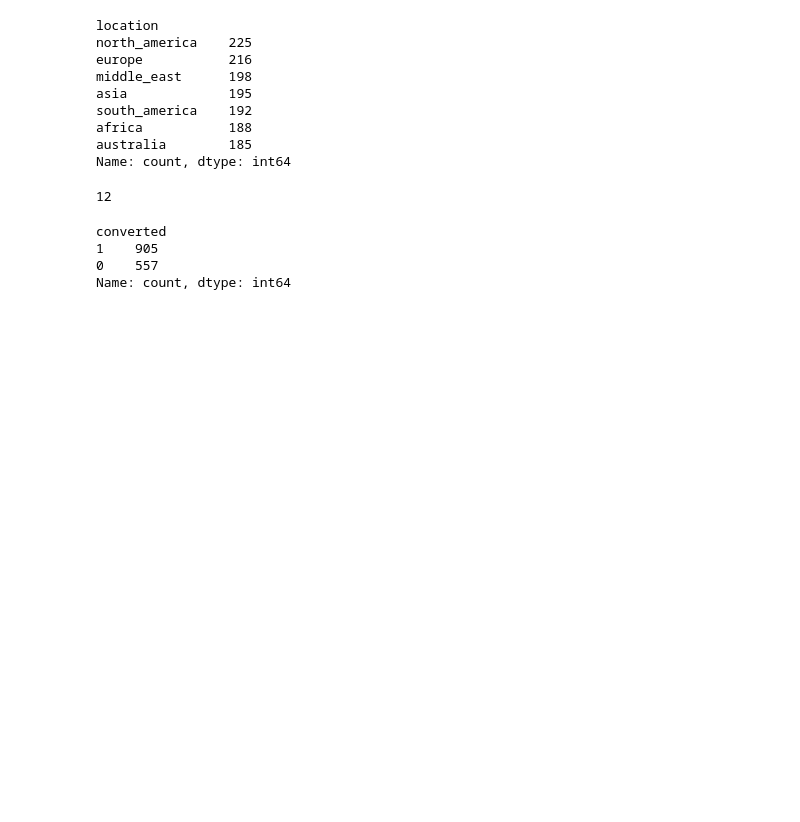
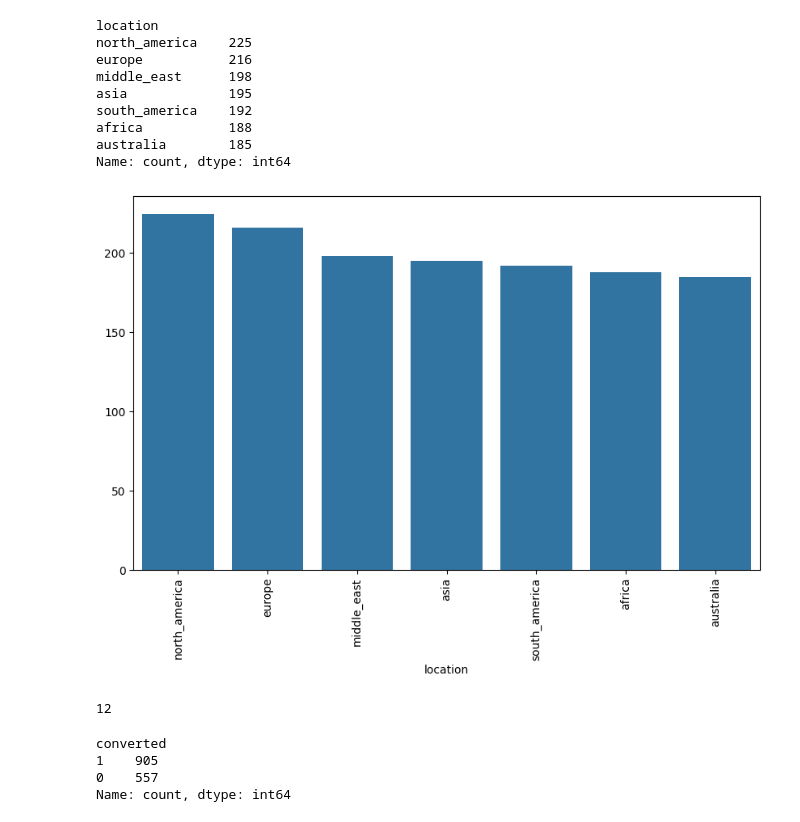
Before and after one commit to rajibulislam1/DataTalksClub, a Jupyter notebook: 2025/04-homework.ipynb, the cells around one changed output. Drawn from its saved outputs; the diff is of its cells as text; code cells hidden in the pictures; blank space fills up the shorter version.

```diff
--- a/2025/04-homework.ipynb
+++ b/2025/04-homework.ipynb
@@ -110,6 +148,13 @@ south_america    192
 africa           188
 australia        185
 Name: count, dtype: int64
+# %%
+plt.figure(figsize=(10,6))
+sns.barplot(x=df.location.value_counts().index, y=df.location.value_counts().values)
+plt.xticks(rotation=90)
+plt.show()
+# %% [output]
+[figure, added]
 # %%
 df.interaction_count.nunique()
 # %% [output]
```
Also changed, not shown: parts of 22 cells of this notebook.
